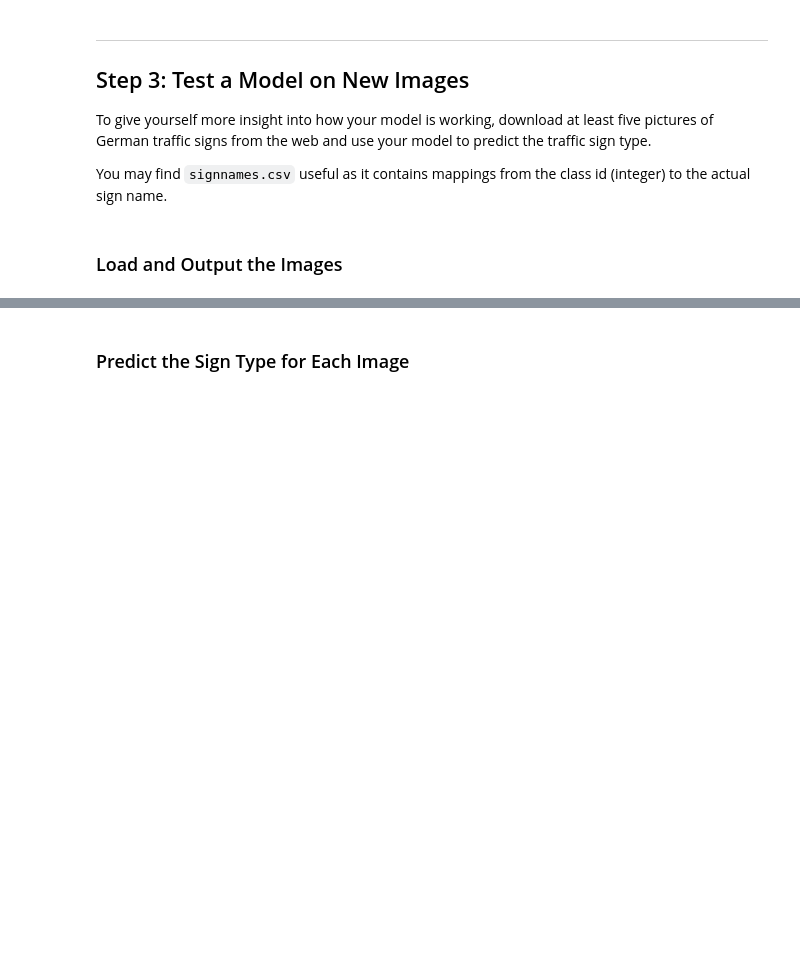
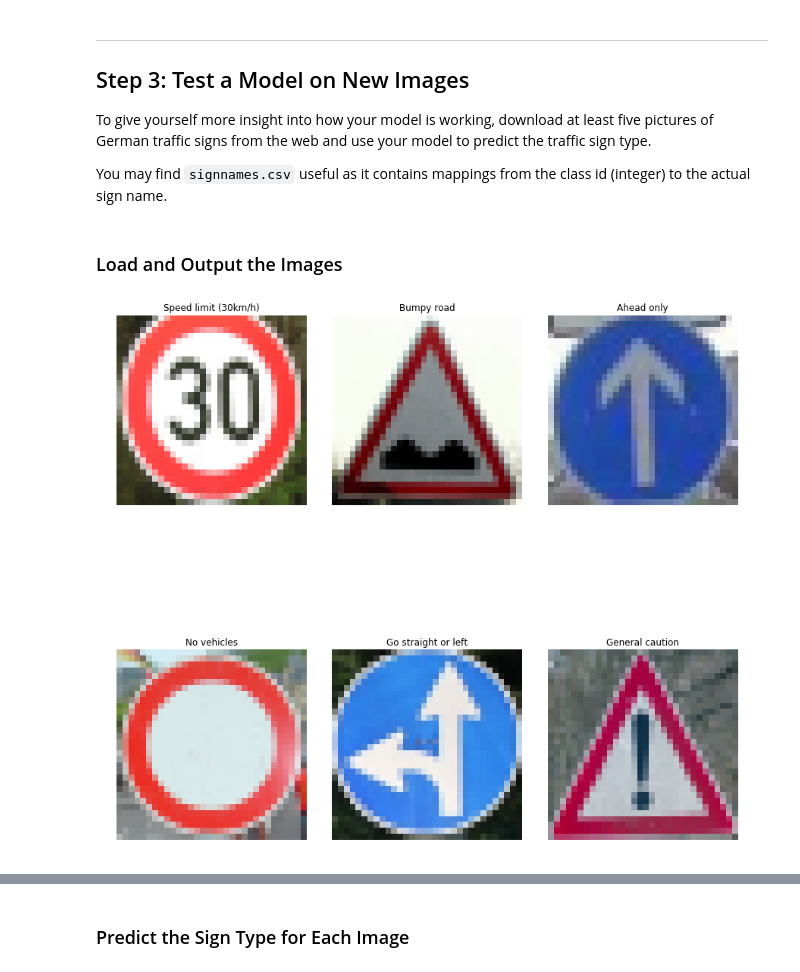
Before and after one commit to drtupe/Traffic_Sign_Classifier, a Jupyter notebook: Traffic_Sign_Classifier.ipynb, the cells around one changed output, grey strips where cells are left out. Cells and saved outputs as stored; diff of their text form; code cells hidden in the pictures; blank space fills up the shorter version.

```diff
--- a/Traffic_Sign_Classifier.ipynb
+++ b/Traffic_Sign_Classifier.ipynb
@@ -555,0 +560,22 @@ You may find `signnames.csv` useful as it contains mappings from the class id (i
+# %%
+### Load the images and plot them here.
+### Feel free to use as many code cells as needed.
+import glob
+import cv2
+all_images = sorted(glob.glob('./test_images/*.png'))
+all_labels = np.array([1, 22, 35, 15, 37, 18])
+
+figures = {}
+labels = {}
+signs = []
+index = 0
+for image in all_images:
+    img = cv2.cvtColor(cv2.imread(image), cv2.COLOR_BGR2RGB)
+    signs.append(img)
+    figures[index] = img
+    labels[index] = name_values[all_labels[index]][1].decode('ascii')
+    index += 1
+
+figures_plotting(figures, 3, 2, labels)
+# %% [output]
+[figure, added]
```
Also changed, not shown: parts of 21 cells of this notebook, 13 other files.
